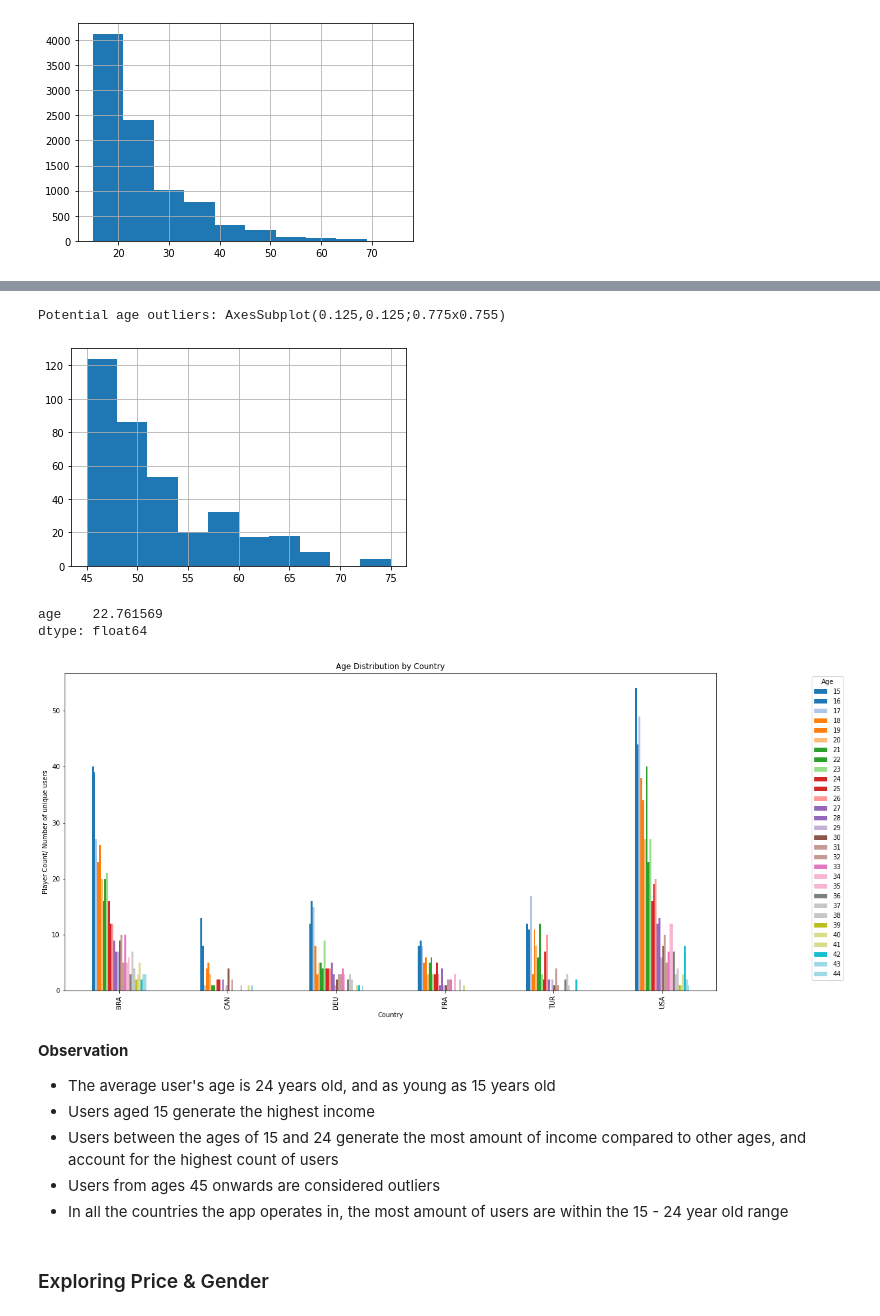
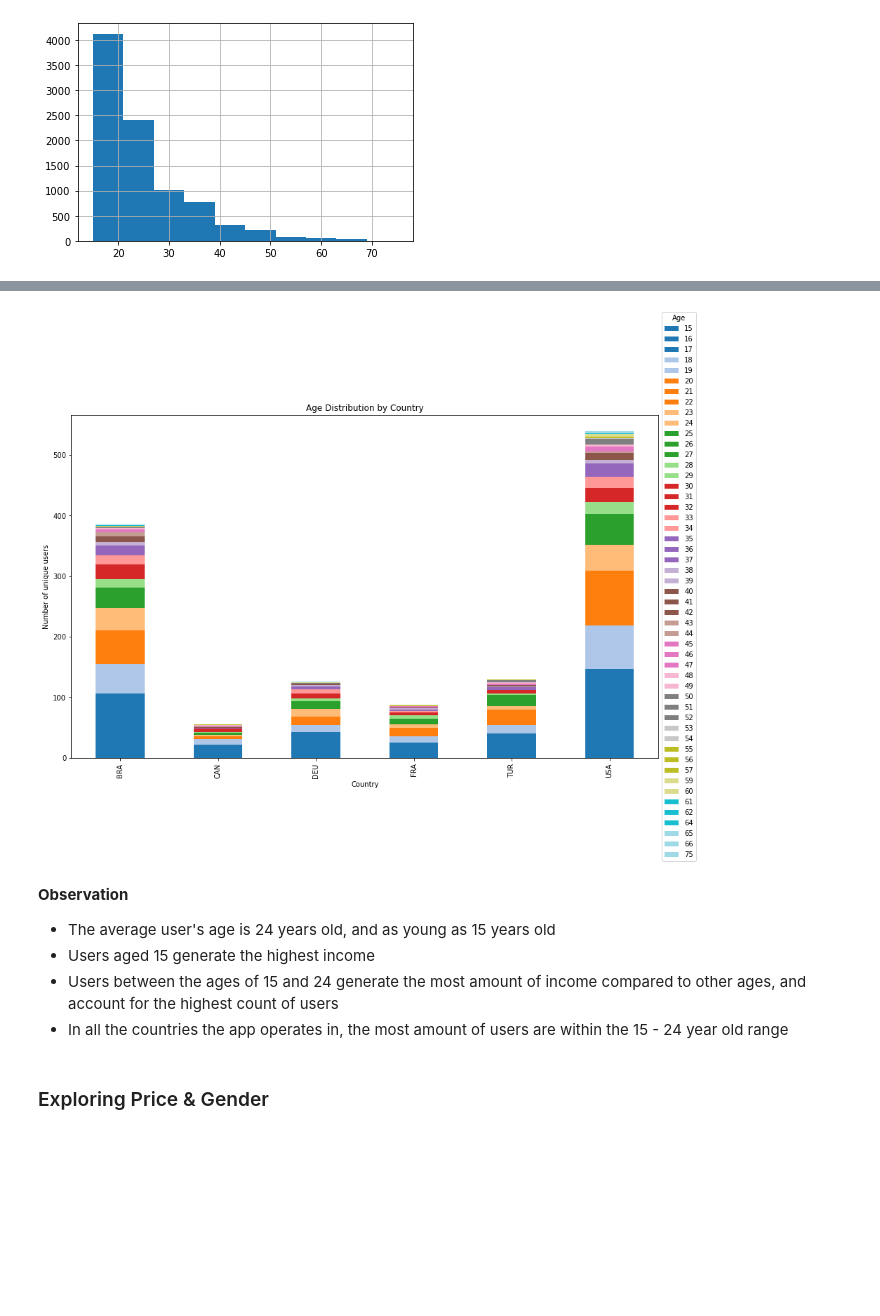
Before and after one commit to noor92/customer-analysis, a Jupyter notebook: analysis.ipynb, the cells around one changed output, grey strips where cells are left out. Drawn from its saved outputs; the diff is of its cells as text; code cells hidden in the pictures; blank space fills up the shorter version.

```diff
--- a/analysis.ipynb
+++ b/analysis.ipynb
@@ -219,17 +198,18 @@ uid_combined_data.age.hist()
 <AxesSubplot:>
 [figure]
 # %%
-# zooming in on the age distribution and looking at the correlation with price
-unique_ages = uid_combined_data.age.sort_values().unique()
+# Define custom age bins with a step size of 5
+age_bins = np.arange(uid_combined_data.age.min(), uid_combined_data.age.max() + 5, 5)
 
-uid_combined_data['age_group'] = pd.cut(uid_combined_data.age, bins= unique_ages)
+uid_combined_data['age_group'] = pd.cut(uid_combined_data.age, bins=age_bins)
 
 profit_by_age_group = uid_combined_data.groupby('age_group')['price'].mean()
 
 fig = plt.figure(figsize=(18, 5))
-plt.bar(profit_by_age_group.index.astype(str), profit_by_age_group.values, width=0.5)
+plt.plot(profit_by_age_group.index.astype(str), profit_by_age_group.values)
 plt.xlabel('Age Group')
 plt.ylabel('Mean Profit')
 plt.title('Mean Profit by Age Group')
+plt.xticks(rotation=45)
 plt.show()
 # %% [output]
@@ -237,52 +217,29 @@ plt.show()
-# %%
-# due to spikes at ages 39 and 61 in price, I'll check for outliers
-q1_age = uid_combined_data.age.quantile(0.25)
-q3_age = uid_combined_data.age.quantile(0.75)
-iqr_age = q3_age - q1_age
-
-
-lower_bound_age = q1_age - 1.5 * iqr_age
-upper_bound_age = q3_age + 1.5 * iqr_age
-
-
-age_outliers = uid_combined_data[(uid_combined_data['age']< lower_bound_age) | (uid_combined_data['age']> upper_bound_age)]
-
-print('Potential age outliers:', age_outliers.age.hist())
-# %% [output]
-Potential age outliers: AxesSubplot(0.125,0.125;0.775x0.755)
-[figure, removed]
-# %%
-filtered_ages_under_45 = uid_combined_data[uid_combined_data['age'] < 45]
-
-filtered_ages_under_45.agg({'age':'mean'})
-# %% [output]
-age    22.761569
-dtype: float64
 # %%
 # looking at age distribution in each country
-filtered_ages_under_45 = uid_combined_data[uid_combined_data['age'] < 45]
 
 # unique users per country
-age_counts_per_country = filtered_ages_under_45.groupby(['country', 'age'])['uid'].nunique().reset_index(name='count')
+age_counts_per_country = uid_combined_data.groupby(['country', 'age'])['uid'].nunique().reset_index(name='count')
 
-fig, ax = plt.subplots(figsize=(18, 9))
-cmap=plt.get_cmap('tab20')
-age_counts_per_country.pivot(index= 'country', columns='age', values='count').plot(kind = 'bar', ax=ax,cmap=cmap)
+# Pivot the data for visualization
+age_distribution = age_counts_per_country.pivot(index='country', columns='age', values='count')
+
+fig, ax = plt.subplots(figsize=(15, 9))
+cmap = plt.get_cmap('tab20')
+age_distribution.plot(kind='bar', ax=ax, cmap=cmap, stacked='percentage')
 
 ax.set_xlabel('Country')
-ax.set_ylabel('Player Count/ Number of unique users')
-ax.set_title ('Age Distribution by Country')
-ax.legend(title='Age', loc='upper right', bbox_to_anchor=(1.2, 1))
+ax.set_ylabel('Number of unique users')
+ax.set_title('Age Distribution by Country')
+ax.legend(title='Age', loc='center left', bbox_to_anchor=(1, 0.5))
 plt.show()
 # %% [output]
-[figure, old version]
+[figure, new version]
 # %% [markdown]
 <b> Observation </b>
 <ul>
 <li> The average user's age is 24 years old, and as young as 15 years old  </li>
 <li> Users aged 15 generate the highest income </li>
 <li> Users between the ages of 15 and 24 generate the most amount of income compared to other ages, and account for the highest count of users </li>
-<li> Users from ages 45 onwards are considered outliers </li>
 <li> In all the countries the app operates in, the most amount of users are within the 15 - 24 year old range </li>
 # %% [markdown]
 ### Exploring Price & Gender
```
Also changed, not shown: parts of 52 cells of this notebook.
